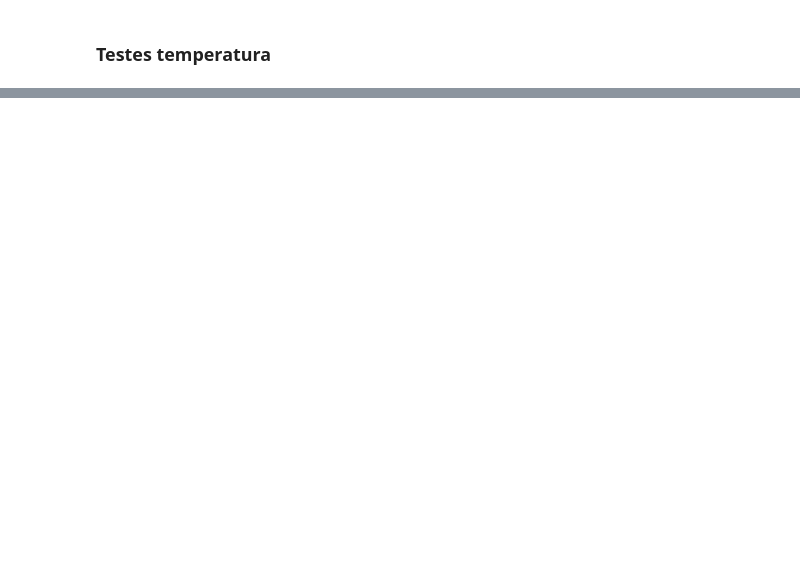
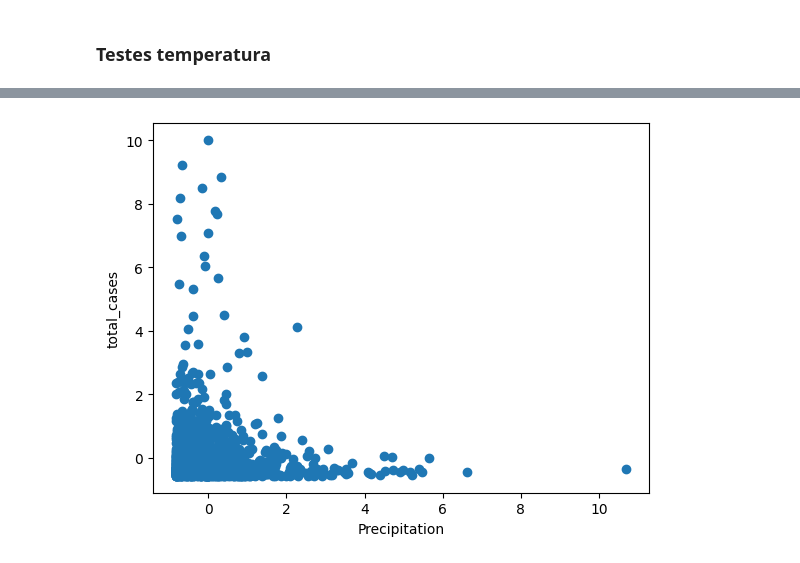
Before and after one commit to zibia-cunha/DengAI_Predicting_MachineLearnII, a Jupyter notebook: dengAI_project.ipynb, the cells around one changed output, grey strips where cells are left out. Cells and saved outputs as stored; diff of their text form; code cells hidden in the pictures; blank space fills up the shorter version.

```diff
--- a/dengAI_project.ipynb
+++ b/dengAI_project.ipynb
@@ -145,0 +166,7 @@ temp_cluster_summary = data_imputed.groupby('Temp_Cluster')[['station_avg_temp_c
+# %%
+plt.scatter(scaled_data_df['station_precip_mm'].values,scaled_data_df['total_cases'])
+plt.xlabel("Precipitation")
+plt.ylabel("total_cases")
+plt.show()
+# %% [output]
+[figure, added]
```
Also changed, not shown: parts of 12 cells of this notebook.
